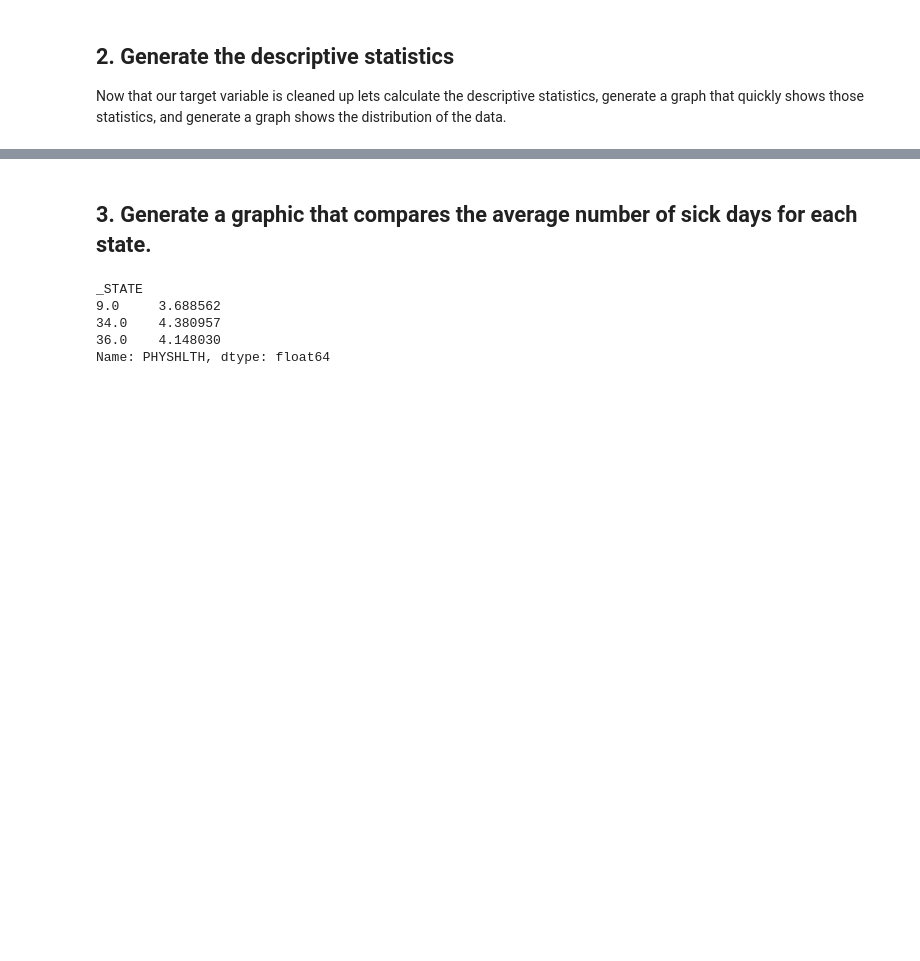
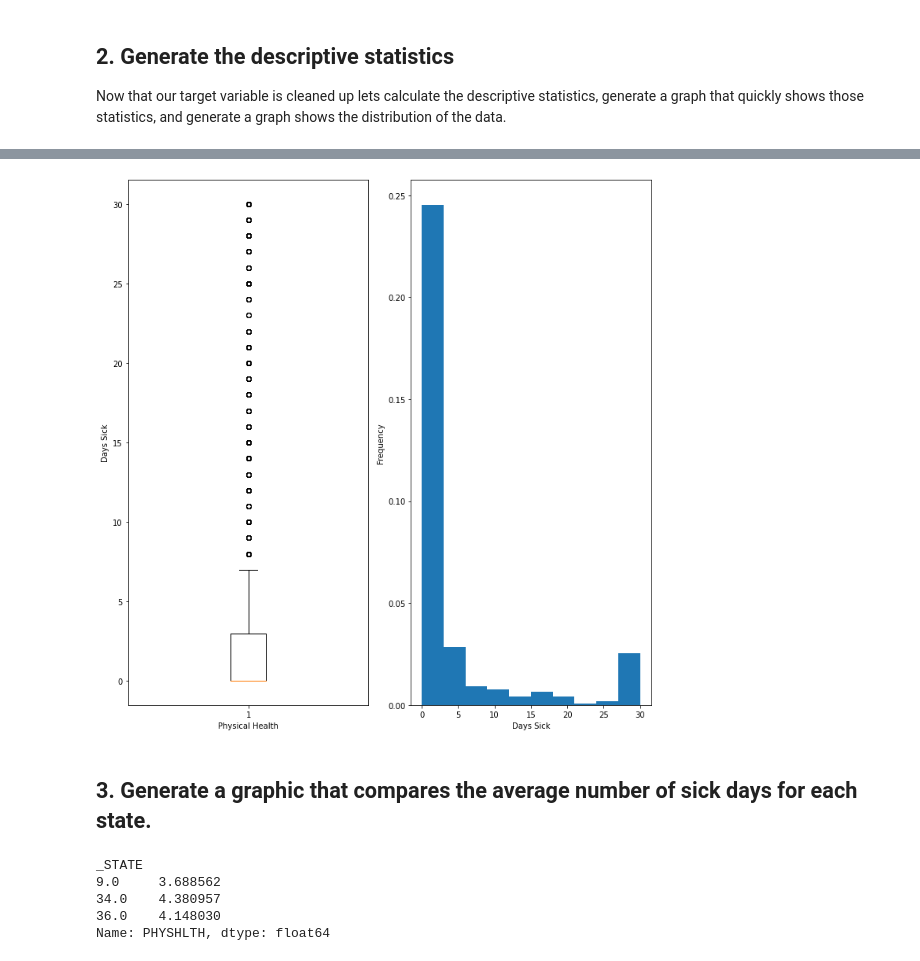
Before and after one commit to CamLadd/Stats_case_study, a Jupyter notebook: Statistical_Tests_Applied.ipynb, the cells around one changed output, grey strips where cells are left out. Drawn from its saved outputs; the diff is of its cells as text; code cells hidden in the pictures; blank space fills up the shorter version.

```diff
--- a/Statistical_Tests_Applied.ipynb
+++ b/Statistical_Tests_Applied.ipynb
@@ -127,0 +101,10 @@ Name: PHYSHLTH, dtype: int64
+# %%
+#your code here
+
+# Look at the codebook in order to make determinations!
+# The number 88 actually corresponds to a value of 0. The number 77 corresponds to a 'I'm not sure' response. The number 99 means the subject refused to answer
+# With this in mind, lets replace all values of 88 with 0, and all values of 77 and 99 with np.nan to refelct their lack of affect on the data
+# I will replace all of them with null values
+
+df['PHYSHLTH'] = df['PHYSHLTH'].replace([88, 77, 99], [0, np.nan, np.nan])   # I am making an assumption that those that the filled in nonsense values indicated a zero value
+# Also 88 made up 21k of the values, so I can't really get rid of it or my remaining DataFrame won't be representative of the data
@@ -151,3 +139,25 @@ Name: PHYSHLTH, dtype: float64
+# %%
+df = df.dropna(subset=['PHYSHLTH']) # This will drop all rows in the dataframe that have a np.nan null value in their ['PHYSHLTH'] column
+# %%
+# Boxplot shows the descriptive statistics!!!
+# Histogram shows the distribution of the data!!!
+
+fig, ax = plt.subplots(1, 2, figsize = (10,10))
+
+# Add a boxplot for the "Height" column in the DataFrames
+ax[0].boxplot(df['PHYSHLTH'])
+ax[0].set_xlabel('Physical Health')
+ax[0].set_ylabel('Days Sick')
+
+
+ax[1].hist(df['PHYSHLTH'], density=True)
+ax[1].set_xlabel('Days Sick')
+ax[1].set_ylabel('Frequency')
+
+fig.tight_layout()
+plt.show()
+# %% [output]
+[figure, added]
 # %% [markdown]
 ## 3. Generate a graphic that compares the average number of sick days for each state.
 # %%
```
Also changed, not shown: parts of 31 cells of this notebook.
